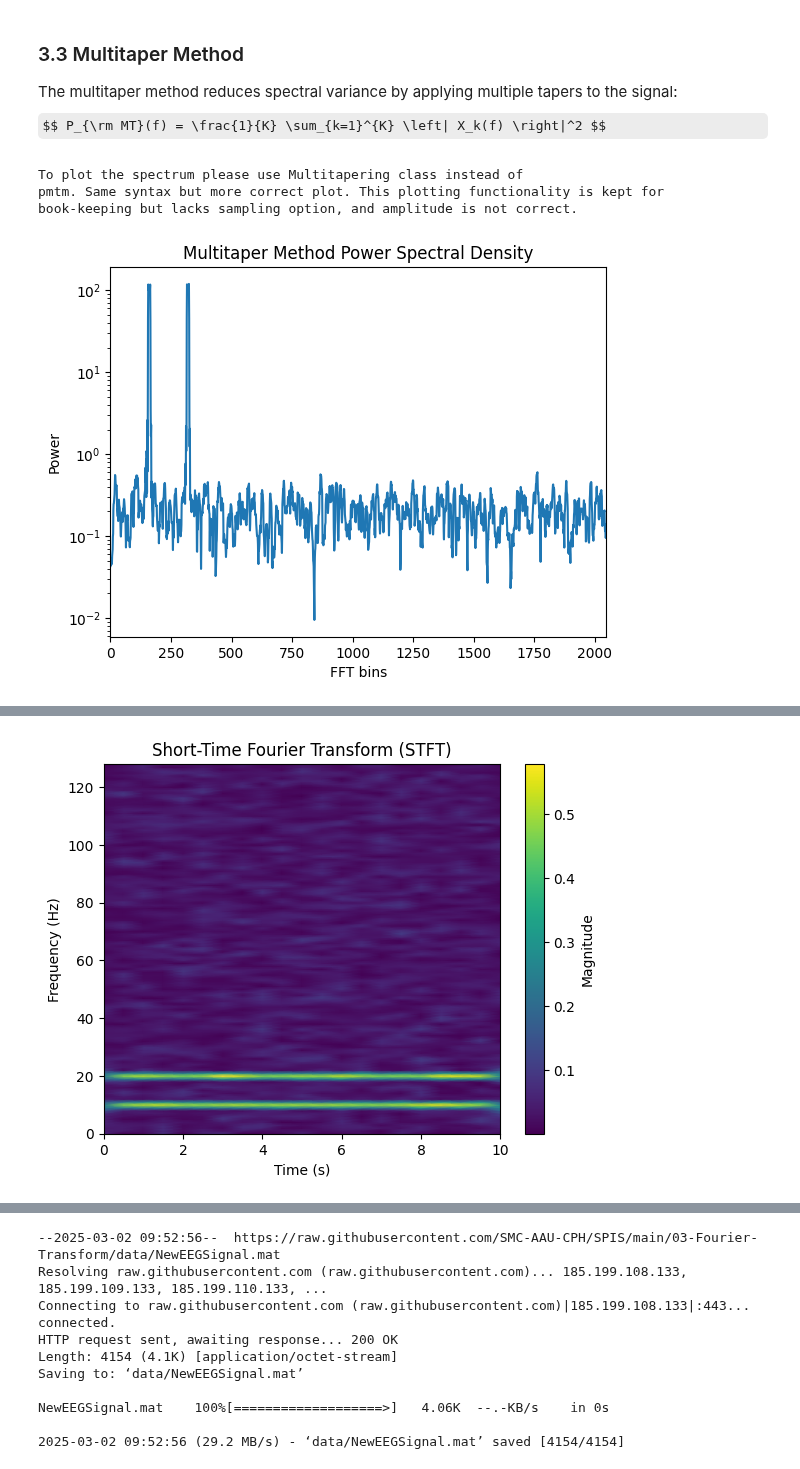
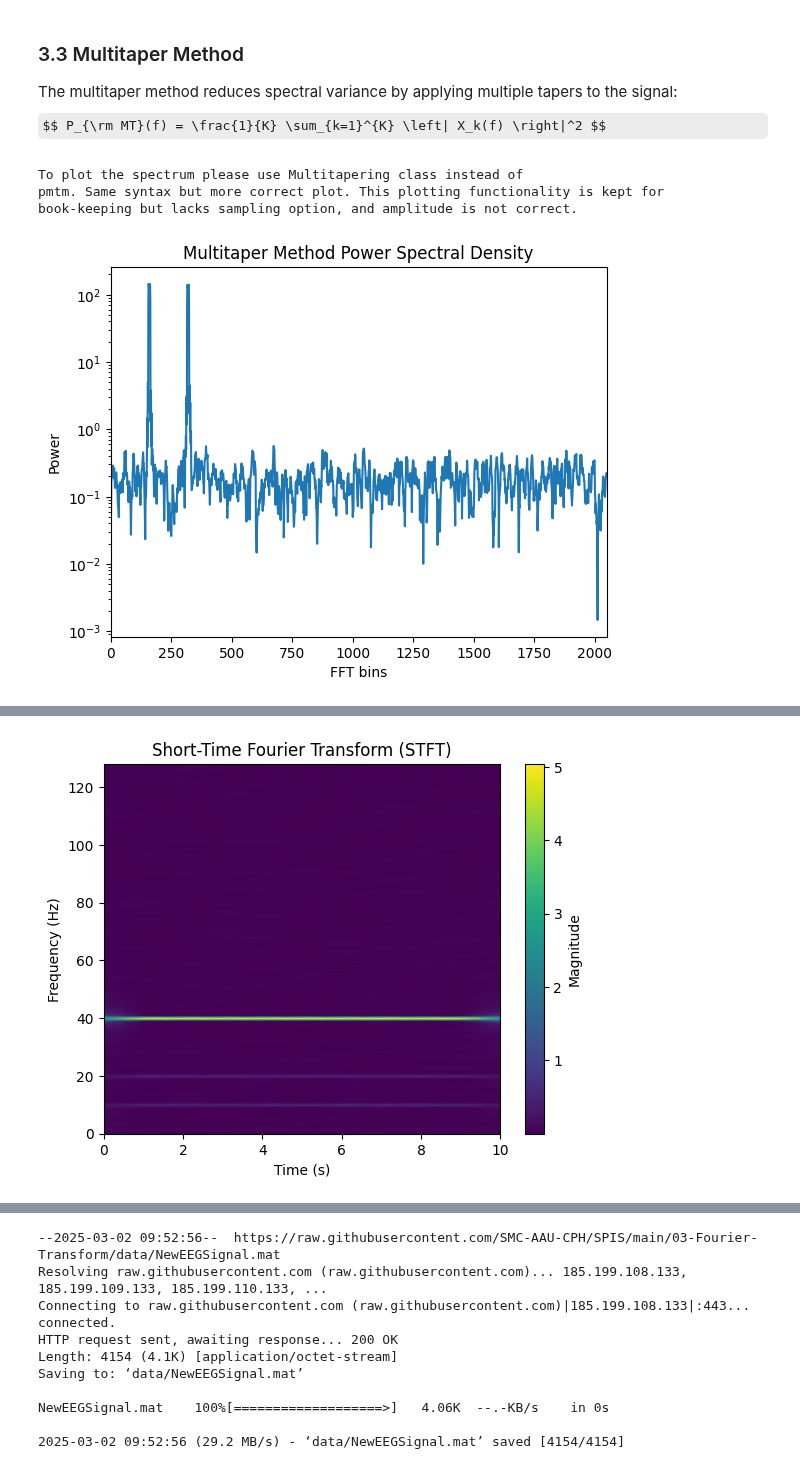
Before and after one commit to SMC-AAU-CPH/SPIS, a Jupyter notebook: 03-Fourier-Transform/03-MED-EEG.ipynb, the cells around one changed output, grey strips where cells are left out. Saved outputs shown, nothing was run; the diff lists cells and outputs as text; code cells hidden in the pictures; some formulas as TeX source.

```diff
--- a/03-Fourier-Transform/03-MED-EEG.ipynb
+++ b/03-Fourier-Transform/03-MED-EEG.ipynb
@@ -40,7 +61,7 @@ where $f_1$, and $f_2$ are the frequencies present in the signal, and $n(t)$ is
 # Simulated EEG Signal Parameters
 fs = 256  # Sampling frequency (Hz)
 t = np.arange(0, 10, 1/fs)  # 10 seconds of data
-signal = np.sin(2 * np.pi * 10 * t) + np.sin(2 * np.pi * 20 * t) + np.random.normal(0, 0.5, len(t))
+signal = np.sin(2 * np.pi * 10 * t) + np.sin(2 * np.pi * 20 * t) + 10*np.sin(2 * np.pi * 40 * t) + np.random.normal(0, 0.5, len(t))
 # %% [markdown]
 ## 2. Time-Domain Representation
 # %%
@@ -165,7 +186,7 @@ plt.show()
 The multitaper method reduces spectral variance by applying multiple tapers to the signal:
 $$ P_{\rm MT}(f) = \frac{1}{K} \sum_{k=1}^{K} \left| X_k(f) \right|^2 $$
 # %%
-Sk, weights, _ = pmtm(signal, NW=3, show=True)
+Sk, weights, _ = pmtm(signal, NW=2.5, show=True)
 # Change nw, note that the autoplot has bins instead frequencies
 plt.xlim(0,len(weights)/2)
 plt.title("Multitaper Method Power Spectral Density")
@@ -176,7 +197,7 @@ plt.show()
 To plot the spectrum please use Multitapering class instead of
 pmtm. Same syntax but more correct plot. This plotting functionality is kept for
 book-keeping but lacks sampling option, and amplitude is not correct.
-[figure, old version]
+[figure, new version]
 # %% [markdown]
 ## 4. Time-Frequency Analysis
 ###  4.1 Short-Time Fourier Transform (STFT)
@@ -188,15 +209,15 @@ $$
 <img src="https://github.com/SMC-AAU-CPH/med4-ap-jupyter/blob/main/lecture7_Fourer_Transfom/figures/ap7StftFrameHop.png?raw=1" alt="Frame hop sketch" width="90%"/>
 </center>
 # %%
-f, t, Zxx = stft(signal, fs, nperseg=256)
+f, t, Zxx = stft(signal, fs, nperseg=512)
 plt.figure()
 plt.pcolormesh(t, f, np.abs(Zxx), shading='gouraud')
 plt.title("Short-Time Fourier Transform (STFT)")
 plt.xlabel("Time (s)")
 plt.ylabel("Frequency (Hz)")
 plt.colorbar(label="Magnitude")
 plt.show()
 # %% [output]
-[figure, old version]
+[figure, new version]
 # %% [markdown]
 # Summary
```
Also changed, not shown: parts of 6 cells of this notebook.
